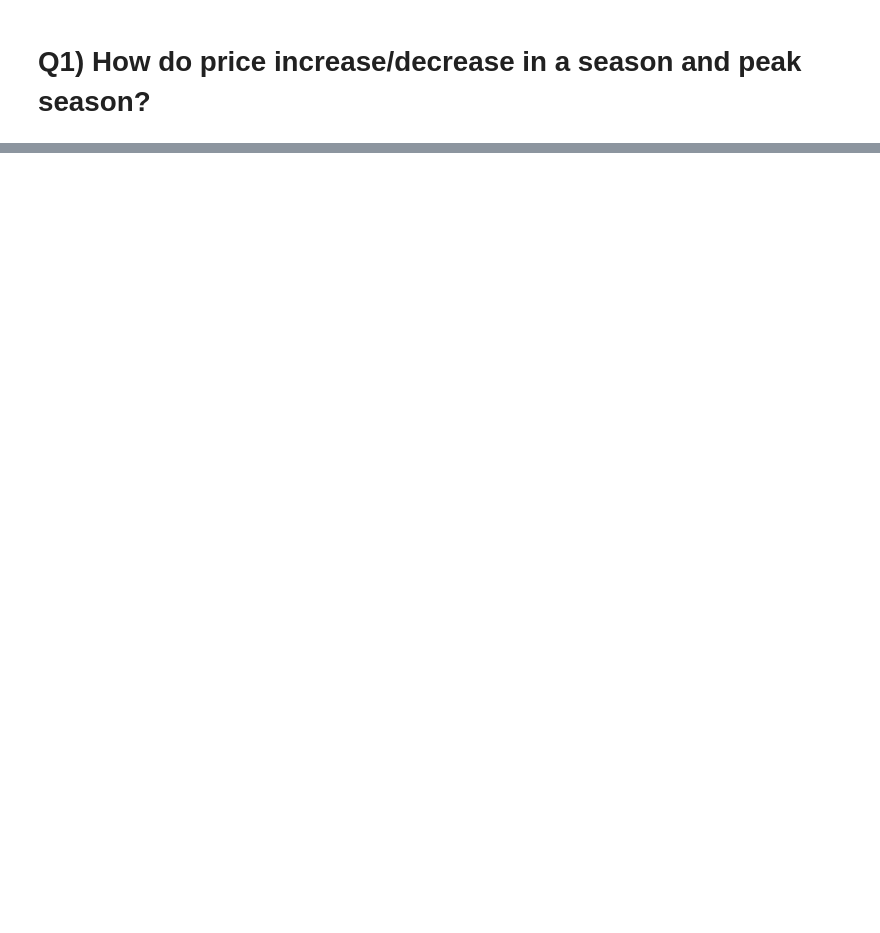
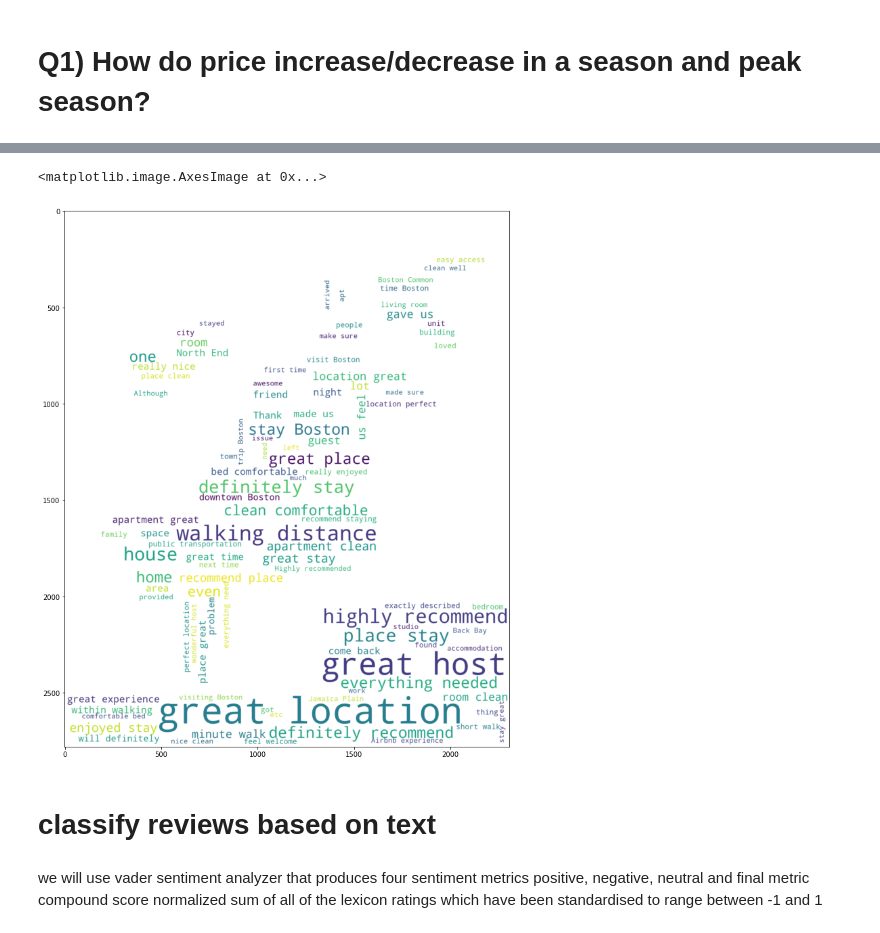
Before and after one commit to kowshik226/project1, a Jupyter notebook: boston_seattle.ipynb, the cells around one changed output, grey strips where cells are left out. Drawn from its saved outputs; the diff is of its cells as text; code cells hidden in the pictures; blank space fills up the shorter version.

```diff
--- a/boston_seattle.ipynb
+++ b/boston_seattle.ipynb
@@ -713,0 +337,16 @@ bos_cal_1.groupby(['year','month'])[['price']].mean().plot(kind='bar')
+# %%
+
+# Some preprocessing prices and date from strings to float and datetime
+def fix_price(x):
+    """
+    Convert price in string format with $ sign to a float
+    input: a string including a price with optional $ symbol
+    output: a float
+    """
+    if type(x)==str:
+        x=x.replace('$','')
+        x=x.replace(',','')
+        x=float(x)
+    return x
+
+bos_rev['date']=pd.to_datetime(bos_rev['date'])
@@ -713,0 +365,34 @@ bos_cal_1.groupby(['year','month'])[['price']].mean().plot(kind='bar')
+# %%
+# Generating  a wordmap from the comments
+# Importing classes
+def gen_wordcloud(reviews, mask_file):
+    # drop rows without reviews
+    reviews = reviews.dropna(subset=['comments'])
+    text = " ".join(review for review in reviews.comments)
+    # remove punctation
+    nopunc = [char for char in text if char not in string.punctuation]
+    # Join the characters again to form the string.
+    nopunc = ''.join(nopunc)
+    # remove stopwords
+    stopwords = set(STOPWORDS)
+    # generating wordcloud
+    # Loading a mask from seattle
+
+    mask = np.array(Image.open(mask_file))
+    wordcloud = WordCloud(stopwords=stopwords, max_words=100, background_color="white",
+                     mask=mask, margin=3, scale=2).generate(nopunc)
+
+    return wordcloud
+# %%
+boston_wc = gen_wordcloud(bos_rev,'boston-shape.png')
+# %%
+plt.figure(figsize=[40,20])
+plt.subplot(1,3,1)
+plt.imshow(boston_wc, interpolation='bilinear')
+# %% [output]
+<matplotlib.image.AxesImage at 0x...>
+[figure, added]
+# %% [markdown]
+# classify reviews based on text
+# %% [markdown]
+we will use vader sentiment analyzer that produces four sentiment metrics positive, negative, neutral and final metric compound score normalized sum of all of the lexicon ratings which have been standardised to range between -1 and 1
```
Also changed, not shown: parts of 103 cells of this notebook, 8 other files.
